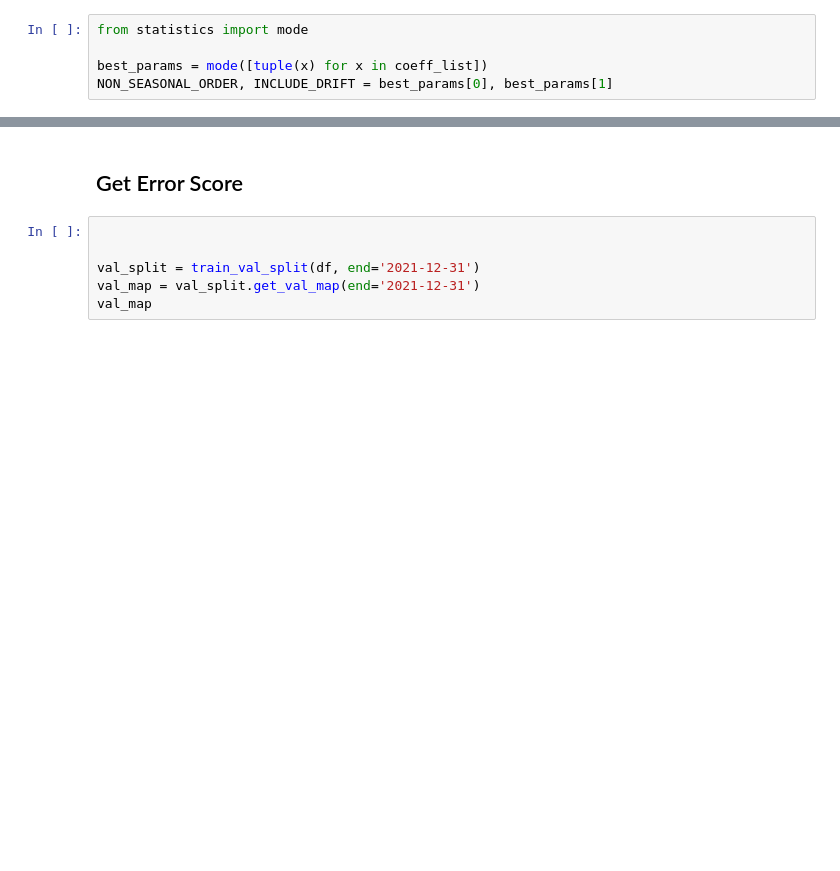
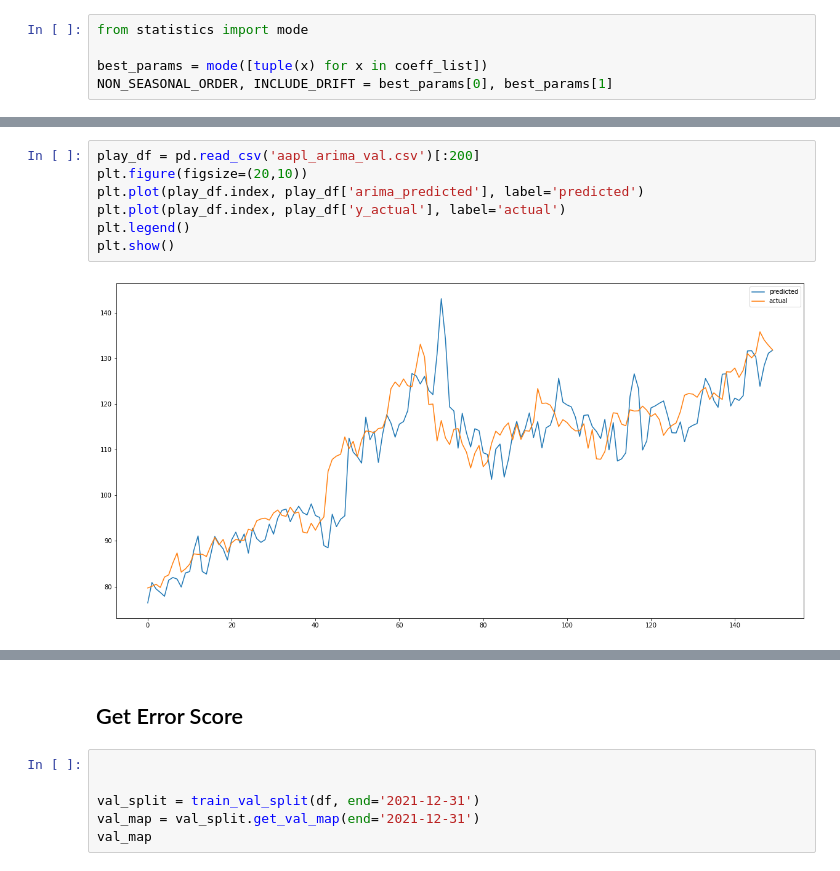
Before and after one commit to ivanlimsy/iOracle, a Jupyter notebook: notebooks/iOracle GBQ AutoArima Derrick.ipynb, the cells around one changed output, grey strips where cells are left out. Saved outputs shown, nothing was run; the diff lists cells and outputs as text; blank space fills up the shorter version.

```diff
--- a/notebooks/iOracle GBQ AutoArima Derrick.ipynb
+++ b/notebooks/iOracle GBQ AutoArima Derrick.ipynb
@@ -292,0 +366,9 @@ NON_SEASONAL_ORDER, INCLUDE_DRIFT = best_params[0], best_params[1]
+# %%
+play_df = pd.read_csv('aapl_arima_val.csv')[:200]
+plt.figure(figsize=(20,10))
+plt.plot(play_df.index, play_df['arima_predicted'], label='predicted')
+plt.plot(play_df.index, play_df['y_actual'], label='actual')
+plt.legend()
+plt.show()
+# %% [output]
+[figure, added]
```
Also changed, not shown: parts of 24 cells of this notebook, 4 other files.
